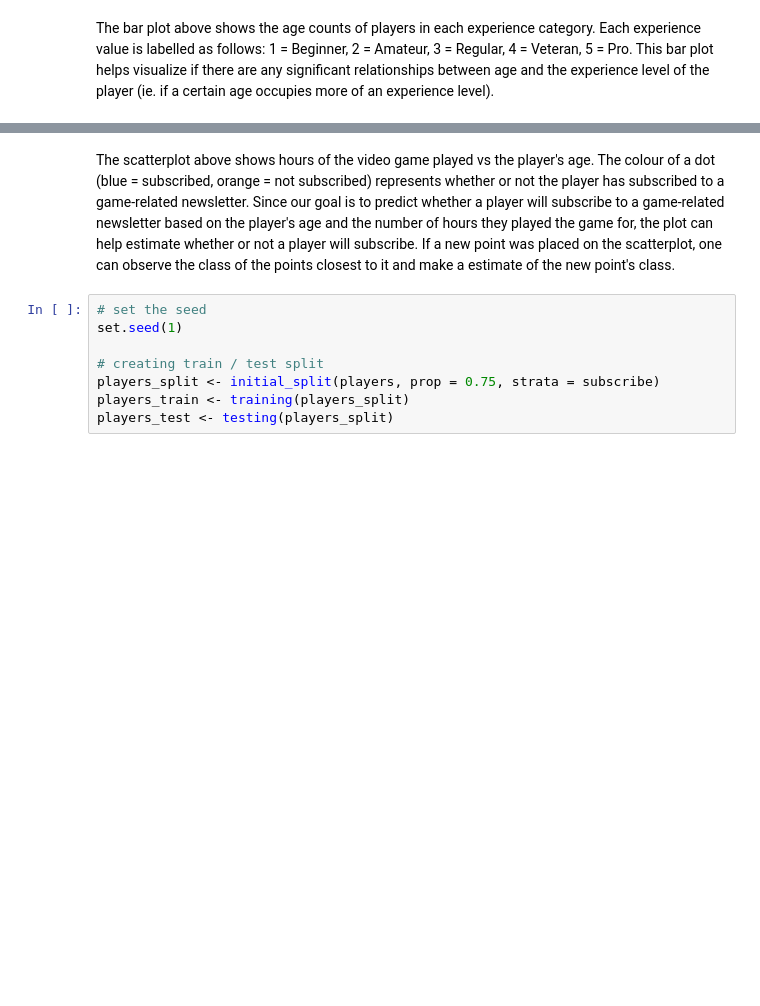
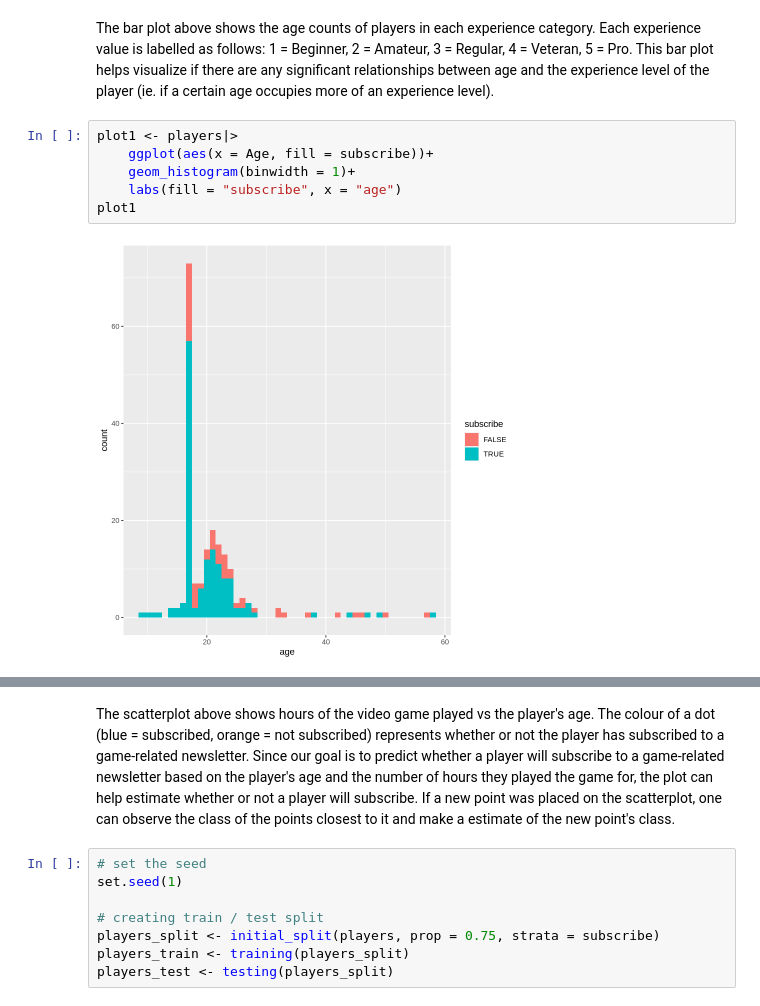
Before and after one commit to annhuynhh/dsci_group_final_project, a Jupyter notebook: wrangling1.ipynb, the cells around one changed output, grey strips where cells are left out. Saved outputs shown, nothing was run; the diff lists cells and outputs as text; blank space fills up the shorter version.

```diff
--- a/wrangling1.ipynb
+++ b/wrangling1.ipynb
@@ -100,5 +101,13 @@ age_exp_plot
 # %% [markdown]
 The bar plot above shows the age counts of players in each experience category. Each experience value is labelled as follows: 1 = Beginner, 2 = Amateur, 3 = Regular, 4 = Veteran, 5 = Pro. This bar plot helps visualize if there are any significant relationships between age and the experience level of the player (ie. if a certain age occupies more of an experience level).
+# %%
+plot1 <- players|>
+    ggplot(aes(x = Age, fill = subscribe))+
+    geom_histogram(binwidth = 1)+
+    labs(fill = "subscribe", x = "age")
+plot1
+# %% [output]
+[figure, added]
 # %%
 options(repr.plot.width = 13)
 
```
Also changed, not shown: parts of 12 cells of this notebook.
